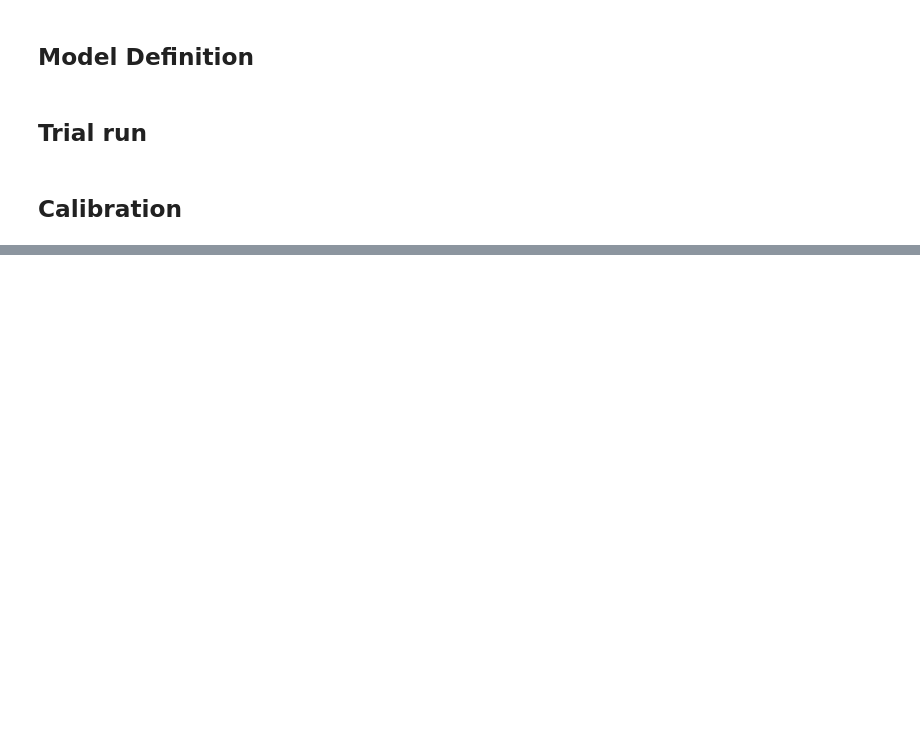
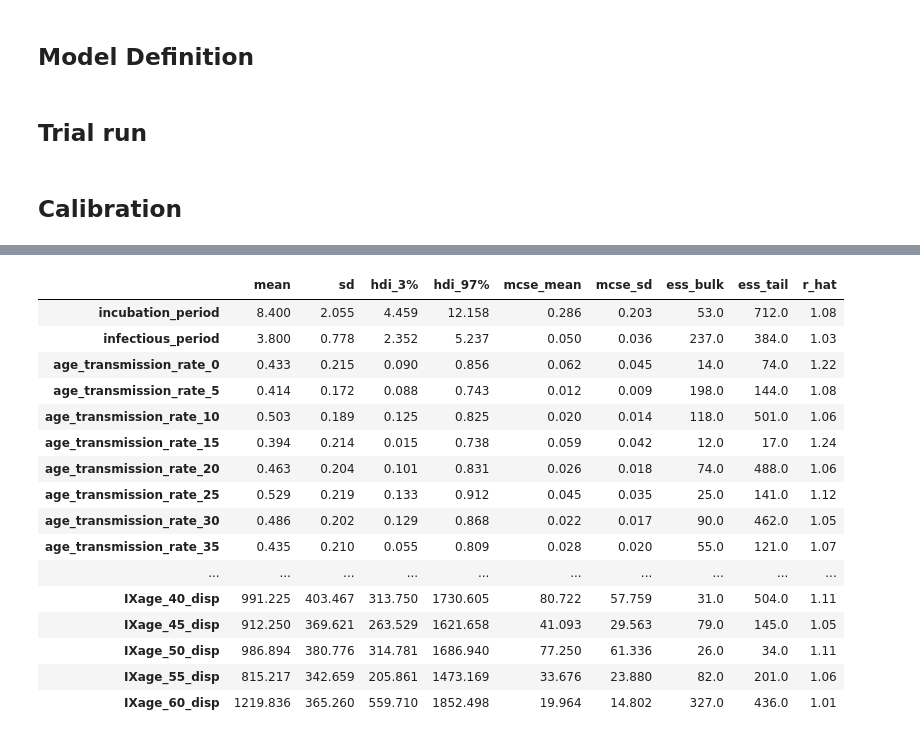
Before and after one commit to adialloaziz/mcmc-comparison, a Jupyter notebook: mcmc_Calibration.ipynb, the cells around one changed output, grey strips where cells are left out. Cells and saved outputs as stored; diff of their text form; code cells hidden in the pictures; blank space fills up the shorter version.

```diff
--- a/mcmc_Calibration.ipynb
+++ b/mcmc_Calibration.ipynb
@@ -473,3 +504,21 @@ subset = idata.sel(draw=slice(burn_in, None), groups="posterior")
 # %%
-az.summary(subset)
+az.summary(idata)
+# %% [output]
+|  | mean | sd | hdi_3% | hdi_97% | mcse_mean | mcse_sd | ess_bulk | ess_tail | r_hat |
+| incubation_period | 8.400 | 2.055 | 4.459 | 12.158 | 0.286 | 0.203 | 53.0 | 712.0 | 1.08 |
+| infectious_period | 3.800 | 0.778 | 2.352 | 5.237 | 0.050 | 0.036 | 237.0 | 384.0 | 1.03 |
+| age_transmission_rate_0 | 0.433 | 0.215 | 0.090 | 0.856 | 0.062 | 0.045 | 14.0 | 74.0 | 1.22 |
+| age_transmission_rate_5 | 0.414 | 0.172 | 0.088 | 0.743 | 0.012 | 0.009 | 198.0 | 144.0 | 1.08 |
+| age_transmission_rate_10 | 0.503 | 0.189 | 0.125 | 0.825 | 0.020 | 0.014 | 118.0 | 501.0 | 1.06 |
+| age_transmission_rate_15 | 0.394 | 0.214 | 0.015 | 0.738 | 0.059 | 0.042 | 12.0 | 17.0 | 1.24 |
+| age_transmission_rate_20 | 0.463 | 0.204 | 0.101 | 0.831 | 0.026 | 0.018 | 74.0 | 488.0 | 1.06 |
+| age_transmission_rate_25 | 0.529 | 0.219 | 0.133 | 0.912 | 0.045 | 0.035 | 25.0 | 141.0 | 1.12 |
+| age_transmission_rate_30 | 0.486 | 0.202 | 0.129 | 0.868 | 0.022 | 0.017 | 90.0 | 462.0 | 1.05 |
+| age_transmission_rate_35 | 0.435 | 0.210 | 0.055 | 0.809 | 0.028 | 0.020 | 55.0 | 121.0 | 1.07 |
+| ... | ... | ... | ... | ... | ... | ... | ... | ... | ... |
+| IXage_40_disp | 991.225 | 403.467 | 313.750 | 1730.605 | 80.722 | 57.759 | 31.0 | 504.0 | 1.11 |
+| IXage_45_disp | 912.250 | 369.621 | 263.529 | 1621.658 | 41.093 | 29.563 | 79.0 | 145.0 | 1.05 |
+| IXage_50_disp | 986.894 | 380.776 | 314.781 | 1686.940 | 77.250 | 61.336 | 26.0 | 34.0 | 1.11 |
+| IXage_55_disp | 815.217 | 342.659 | 205.861 | 1473.169 | 33.676 | 23.880 | 82.0 | 201.0 | 1.06 |
+| IXage_60_disp | 1219.836 | 365.260 | 559.710 | 1852.498 | 19.964 | 14.802 | 327.0 | 436.0 | 1.01 |
 # %%
```
Also changed, not shown: parts of 34 cells of this notebook, 4 other files.
